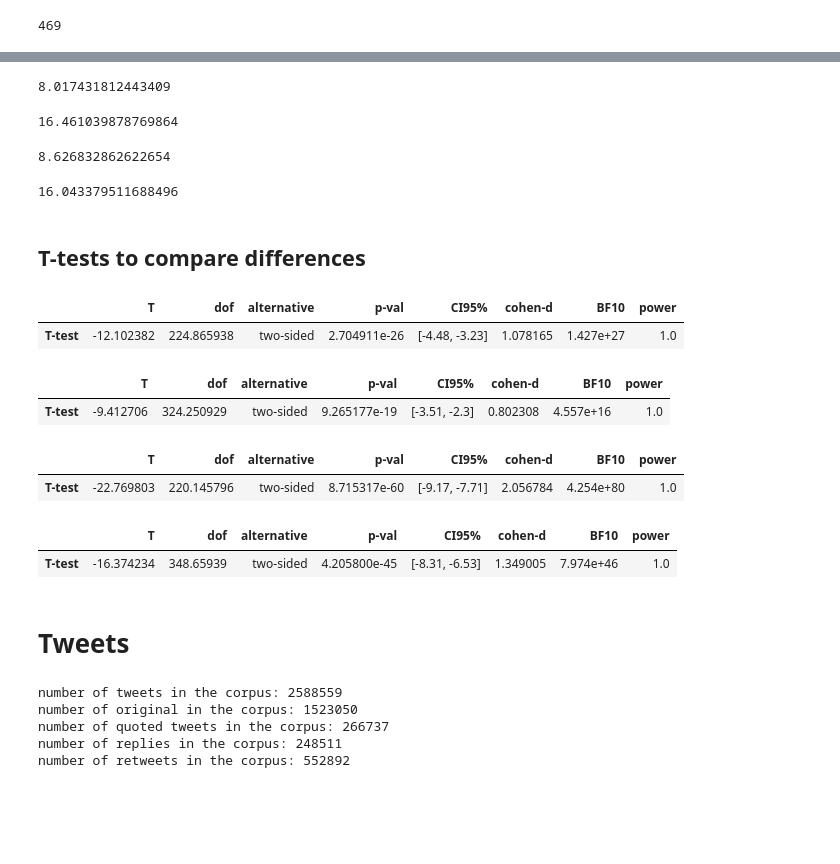
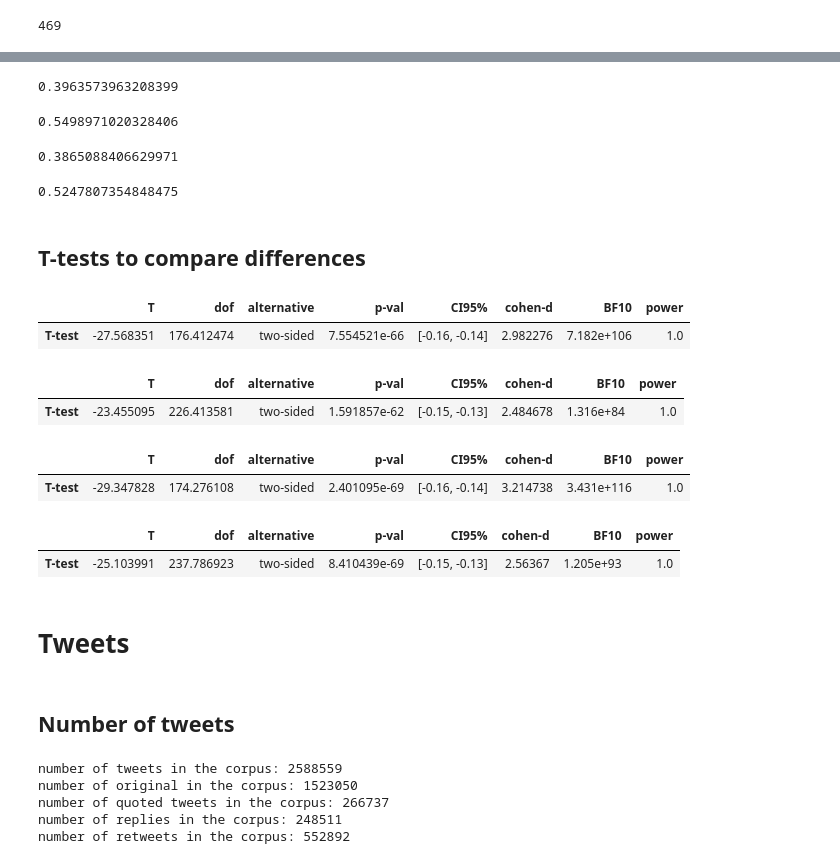
Before and after one commit to JanaLasser/new-ontology-of-truth, a Jupyter notebook: code/analysis/descriptive_dataset_statistics.ipynb, the cells around one changed output, grey strips where cells are left out. Saved outputs shown, nothing was run; the diff lists cells and outputs as text; code cells hidden in the pictures; blank space fills up the shorter version.

```diff
--- a/code/analysis/descriptive_dataset_statistics.ipynb
+++ b/code/analysis/descriptive_dataset_statistics.ipynb
@@ -28,8 +111,8 @@ users.head(2)
 # %%
-users["belief_share_2010_to_2013"] = users["belief_share_2010_to_2013"] * 100
-users["belief_share_2019_to_2022"] = users["belief_share_2019_to_2022"] * 100
-users["truth_share_2010_to_2013"] = users["truth_share_2010_to_2013"] * 100
-users["truth_share_2019_to_2022"] = users["truth_share_2019_to_2022"] * 100
+users["avg_belief_score_2010_to_2013"] = users["avg_belief_score_2010_to_2013"]
+users["avg_belief_score_2019_to_2022"] = users["avg_belief_score_2019_to_2022"]
+users["avg_truth_score_2010_to_2013"] = users["avg_truth_score_2010_to_2013"]
+users["avg_truth_score_2019_to_2022"] = users["avg_truth_score_2019_to_2022"]
 # %%
 dem = users[users["party"] == "Democrat"].copy()
 rep = users[users["party"] == "Republican"].copy()
@@ -72,51 +155,53 @@ rep["belief_share_2019_to_2022"].mean()
 # %%
-dem["truth_share_2010_to_2013"].mean()
+dem["avg_truth_score_2010_to_2013"].mean()
 # %% [output]
-8.017431812443409
+0.3963573963208399
 # %%
-dem["truth_share_2019_to_2022"].mean()
+dem["avg_truth_score_2019_to_2022"].mean()
 # %% [output]
-16.461039878769864
+0.5498971020328406
 # %%
-rep["truth_share_2010_to_2013"].mean()
+rep["avg_truth_score_2010_to_2013"].mean()
 # %% [output]
-8.626832862622654
+0.3865088406629971
 # %%
-rep["truth_share_2019_to_2022"].mean()
+rep["avg_truth_score_2019_to_2022"].mean()
 # %% [output]
-16.043379511688496
+0.5247807354848475
 # %% [markdown]
 ## T-tests to compare differences
 # %%
 # Democrats belief-speaking
-pt.ttest(dem["belief_share_2010_to_2013"],
-         dem["belief_share_2019_to_2022"], paired=False)
+pt.ttest(dem["avg_belief_score_2010_to_2013"],
+         dem["avg_belief_score_2019_to_2022"], paired=False)
 # %% [output]
 |  | T | dof | alternative | p-val | CI95% | cohen-d | BF10 | power |
-| T-test | -12.102382 | 224.865938 | two-sided | 2.704911e-26 | [-4.48, -3.23] | 1.078165 | 1.427e+27 | 1.0 |
+| T-test | -27.568351 | 176.412474 | two-sided | 7.554521e-66 | [-0.16, -0.14] | 2.982276 | 7.182e+106 | 1.0 |
 # %%
 # Republicans belief-speaking
-pt.ttest(rep["belief_share_2010_to_2013"],
-         rep["belief_share_2019_to_2022"], paired=False)
+pt.ttest(rep["avg_belief_score_2010_to_2013"],
+         rep["avg_belief_score_2019_to_2022"], paired=False)
 # %% [output]
 |  | T | dof | alternative | p-val | CI95% | cohen-d | BF10 | power |
-| T-test | -9.412706 | 324.250929 | two-sided | 9.265177e-19 | [-3.51, -2.3] | 0.802308 | 4.557e+16 | 1.0 |
+| T-test | -23.455095 | 226.413581 | two-sided | 1.591857e-62 | [-0.15, -0.13] | 2.484678 | 1.316e+84 | 1.0 |
 # %%
 # Democrats truth-seeking
-pt.ttest(dem["truth_share_2010_to_2013"],
-         dem["truth_share_2019_to_2022"], paired=False)
+pt.ttest(dem["avg_truth_score_2010_to_2013"],
+         dem["avg_truth_score_2019_to_2022"], paired=False)
 # %% [output]
 |  | T | dof | alternative | p-val | CI95% | cohen-d | BF10 | power |
-| T-test | -22.769803 | 220.145796 | two-sided | 8.715317e-60 | [-9.17, -7.71] | 2.056784 | 4.254e+80 | 1.0 |
+| T-test | -29.347828 | 174.276108 | two-sided | 2.401095e-69 | [-0.16, -0.14] | 3.214738 | 3.431e+116 | 1.0 |
 # %%
 # Republicans truth-seeking
-pt.ttest(rep["truth_share_2010_to_2013"],
-         rep["truth_share_2019_to_2022"], paired=False)
+pt.ttest(rep["avg_truth_score_2010_to_2013"],
+         rep["avg_truth_score_2019_to_2022"], paired=False)
 # %% [output]
 |  | T | dof | alternative | p-val | CI95% | cohen-d | BF10 | power |
-| T-test | -16.374234 | 348.65939 | two-sided | 4.205800e-45 | [-8.31, -6.53] | 1.349005 | 7.974e+46 | 1.0 |
+| T-test | -25.103991 | 237.786923 | two-sided | 8.410439e-69 | [-0.15, -0.13] | 2.56367 | 1.205e+93 | 1.0 |
 # %% [markdown]
 # Tweets
+# %% [markdown]
+## Number of tweets
 # %%
 src = "../../data/tweets"
 fname = "US_politician_tweets_2010-11-06_to_2022-03-16.csv.gzip"
```
Also changed, not shown: parts of 50 cells of this notebook, 54 other files.
